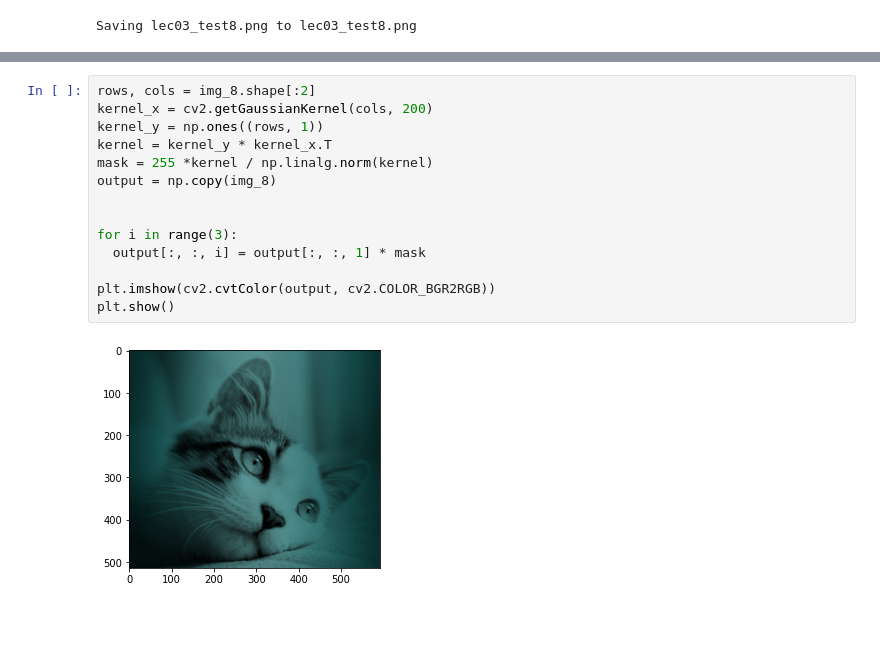
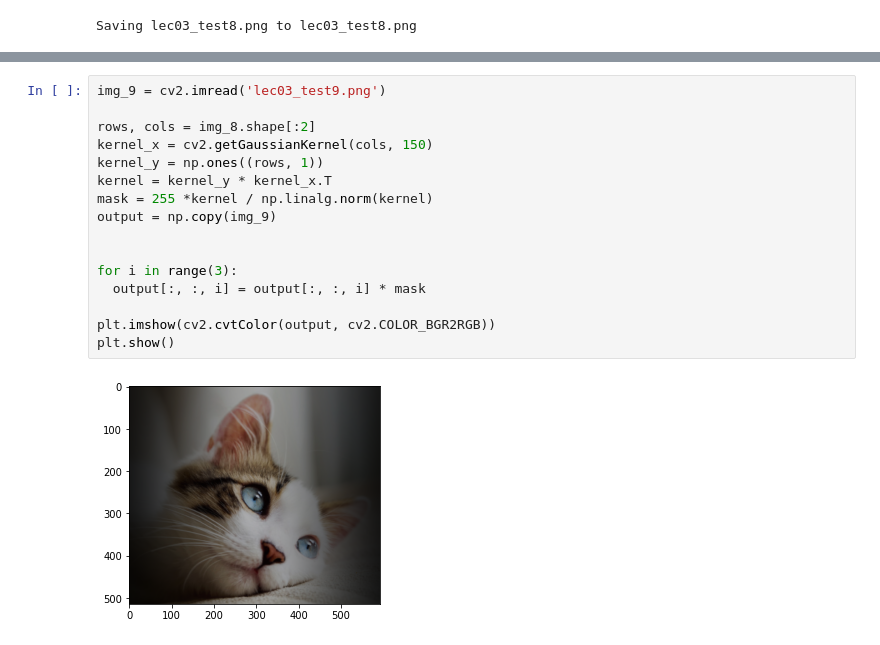
Before and after one commit to SHsix/Embedded_System, a Jupyter notebook: Python_기초/lec03.ipynb, the cells around one changed output, grey strips where cells are left out. Saved outputs shown, nothing was run; the diff lists cells and outputs as text.

```diff
--- a/Python_기초/lec03.ipynb
+++ b/Python_기초/lec03.ipynb
@@ -362,16 +373,18 @@ plt.show()
 # %%
+img_9 = cv2.imread('lec03_test9.png')
+
 rows, cols = img_8.shape[:2]
-kernel_x = cv2.getGaussianKernel(cols, 200)
+kernel_x = cv2.getGaussianKernel(cols, 150)
 kernel_y = np.ones((rows, 1))
 kernel = kernel_y * kernel_x.T
 mask = 255 *kernel / np.linalg.norm(kernel)
-output = np.copy(img_8)
+output = np.copy(img_9)
 
 
 for i in range(3):
-  output[:, :, i] = output[:, :, 1] * mask
+  output[:, :, i] = output[:, :, i] * mask
 
 plt.imshow(cv2.cvtColor(output, cv2.COLOR_BGR2RGB))
 plt.show()
 # %% [output]
-[figure, old version]
+[figure, new version]
```
Also changed, not shown: parts of 5 cells of this notebook.
